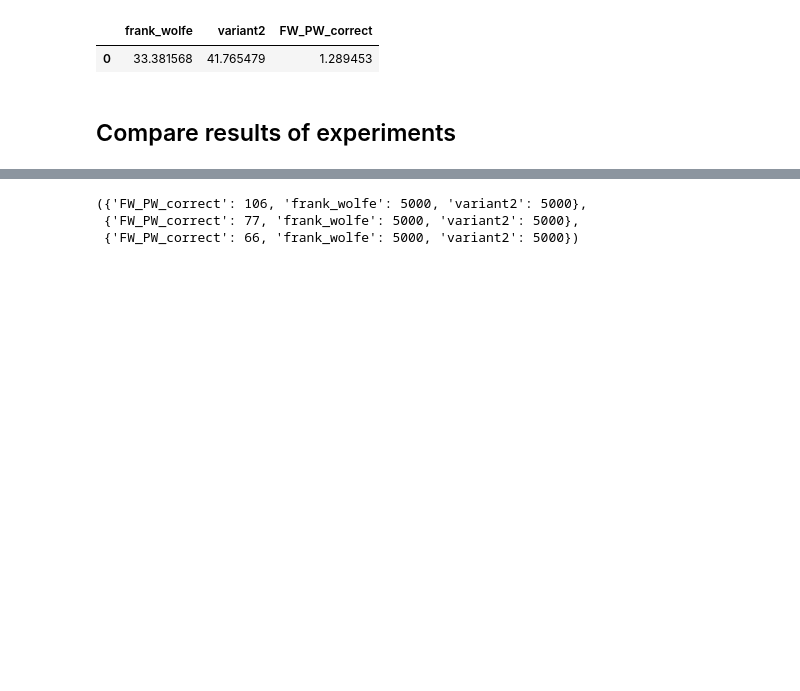
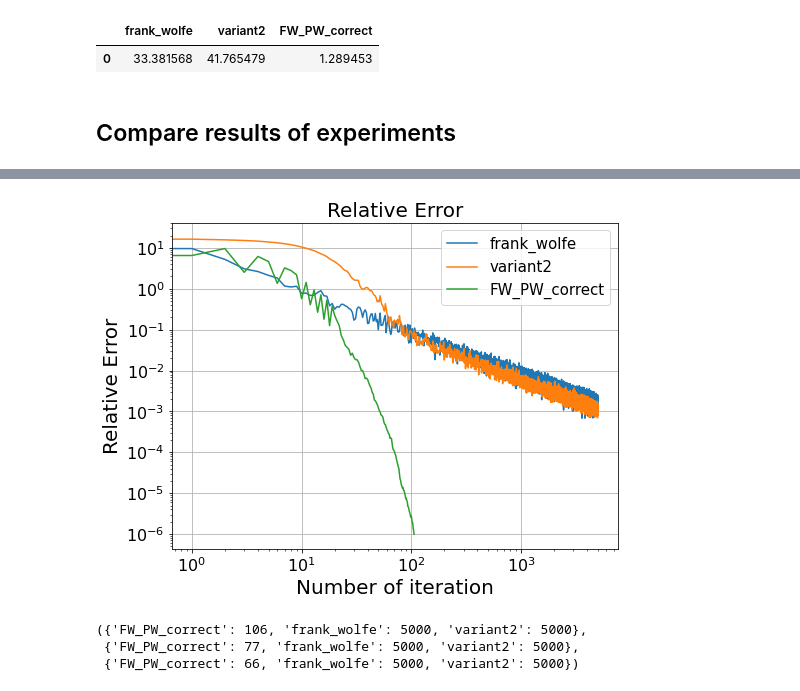
Before and after one commit to PashaIanko/Portfolio-Optimization, a Jupyter notebook: experiments.ipynb, the cells around one changed output, grey strips where cells are left out. Drawn from its saved outputs; the diff is of its cells as text; code cells hidden in the pictures; blank space fills up the shorter version.

```diff
--- a/experiments.ipynb
+++ b/experiments.ipynb
@@ -439,3 +443,7 @@ FW_PW_correct  has done a correct execution
+# %%
+plot_gap(gaps_800, figsize = (8, 6))
+# %% [output]
+[figure, added]
 # %%
 n_iterations_800, n_iterations_1200, n_iterations_1500
 # %% [output]
```
Also changed, not shown: parts of 3 cells of this notebook.
